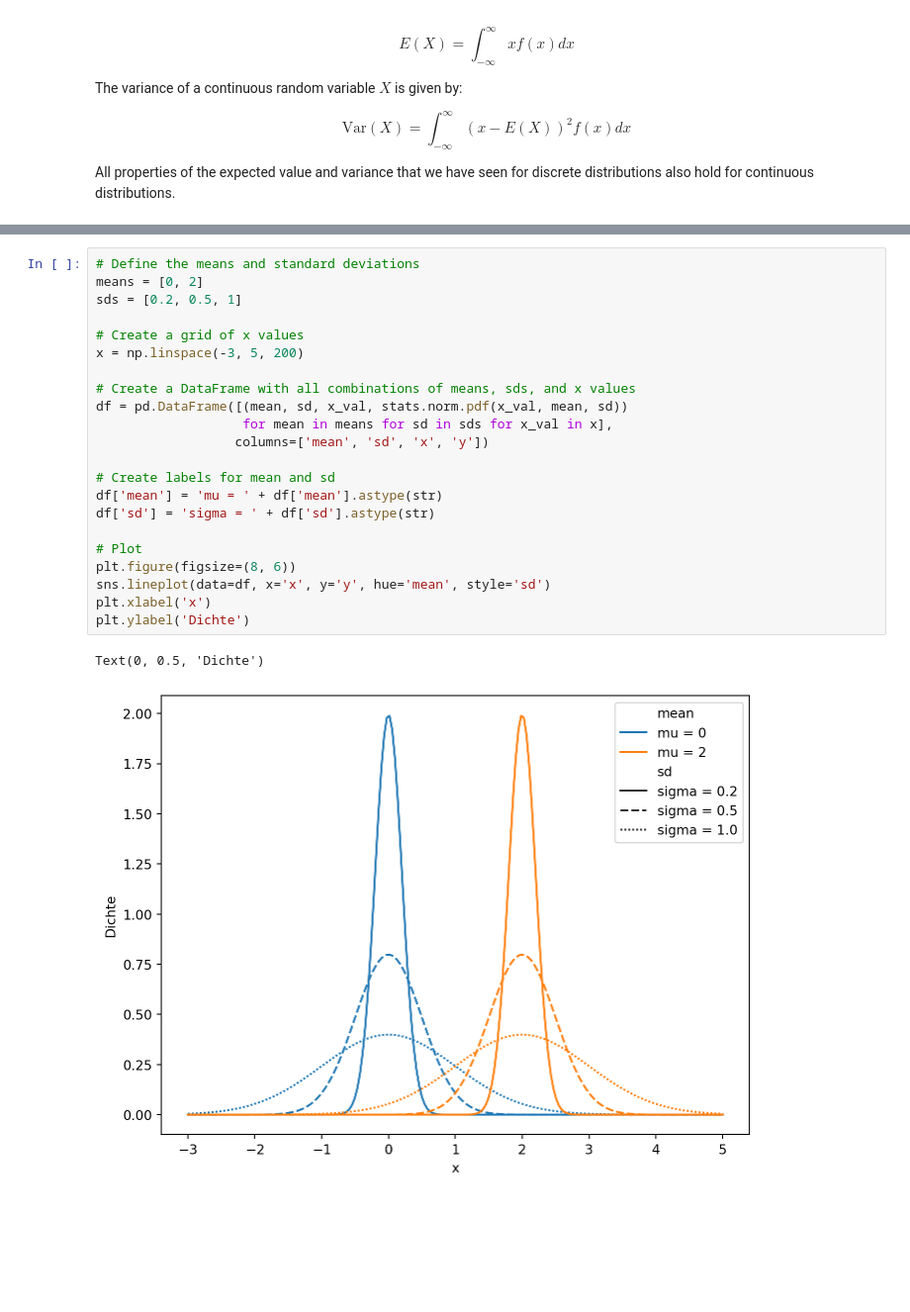
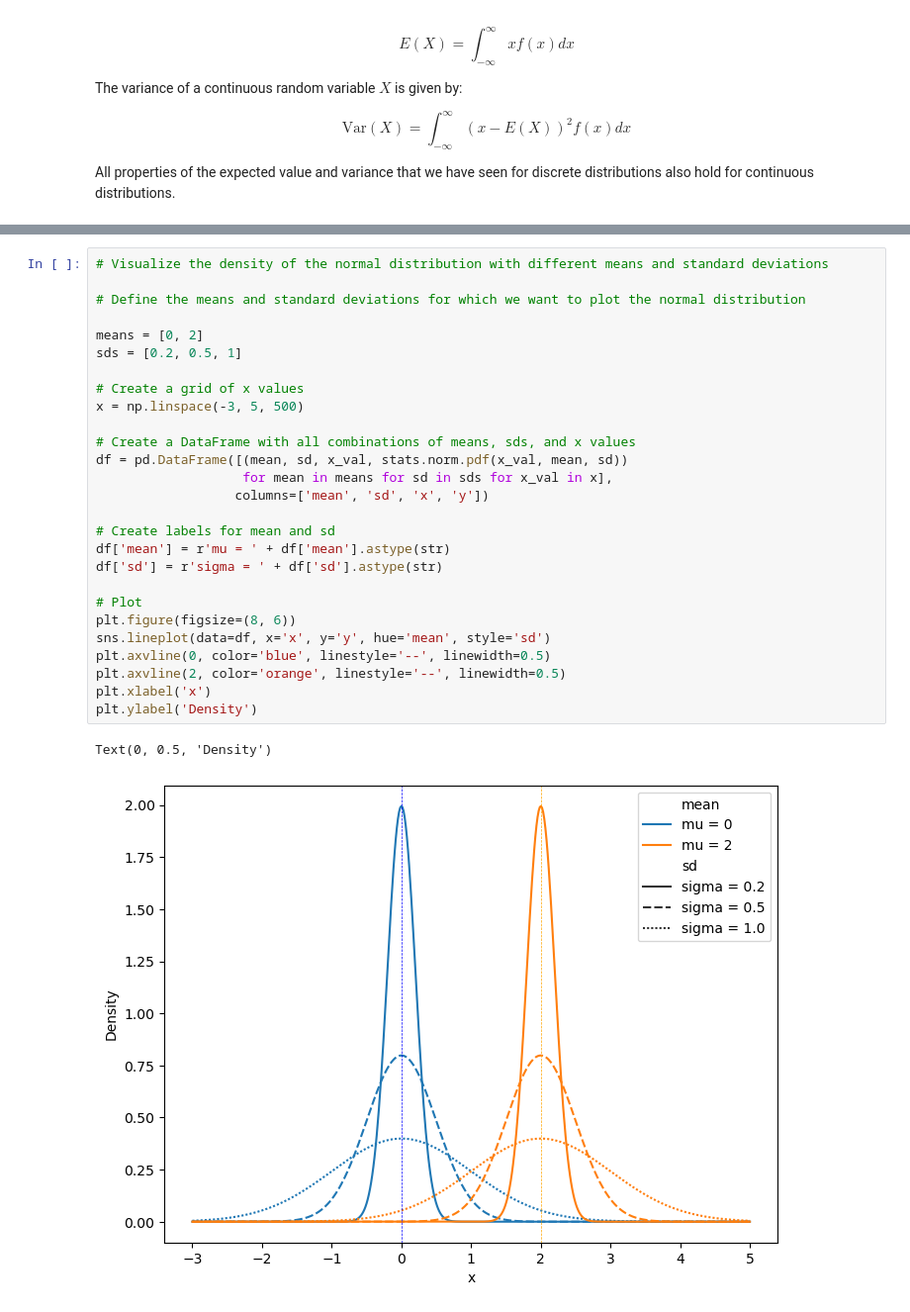
Before and after one commit to febse/stat2024, a Jupyter notebook: 11-Continuous-Distributions.ipynb, the cells around one changed output, grey strips where cells are left out. Shown at 99% size. Cells and saved outputs as stored; diff of their text form; blank space fills up the shorter version.

```diff
--- a/11-Continuous-Distributions.ipynb
+++ b/11-Continuous-Distributions.ipynb
@@ -188,25 +324,30 @@ $$
 # %%
-# Define the means and standard deviations
+# Visualize the density of the normal distribution with different means and standard deviations
+
+# Define the means and standard deviations for which we want to plot the normal distribution
+
 means = [0, 2]
 sds = [0.2, 0.5, 1]
 
 # Create a grid of x values
-x = np.linspace(-3, 5, 200)
+x = np.linspace(-3, 5, 500)
 
 # Create a DataFrame with all combinations of means, sds, and x values
 df = pd.DataFrame([(mean, sd, x_val, stats.norm.pdf(x_val, mean, sd))
                    for mean in means for sd in sds for x_val in x],
                   columns=['mean', 'sd', 'x', 'y'])
 
 # Create labels for mean and sd
-df['mean'] = 'mu = ' + df['mean'].astype(str)
-df['sd'] = 'sigma = ' + df['sd'].astype(str)
+df['mean'] = r'mu = ' + df['mean'].astype(str)
+df['sd'] = r'sigma = ' + df['sd'].astype(str)
 
 # Plot
 plt.figure(figsize=(8, 6))
 sns.lineplot(data=df, x='x', y='y', hue='mean', style='sd')
+plt.axvline(0, color='blue', linestyle='--', linewidth=0.5)
+plt.axvline(2, color='orange', linestyle='--', linewidth=0.5)
 plt.xlabel('x')
-plt.ylabel('Dichte')
+plt.ylabel('Density')
 # %% [output]
-Text(0, 0.5, 'Dichte')
+Text(0, 0.5, 'Density')
-[figure, old version]
+[figure, new version]
```
Also changed, not shown: parts of 20 cells of this notebook, 2 other files.
